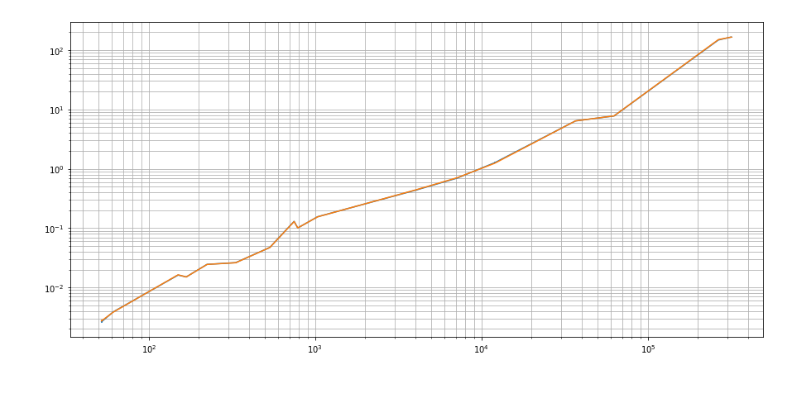
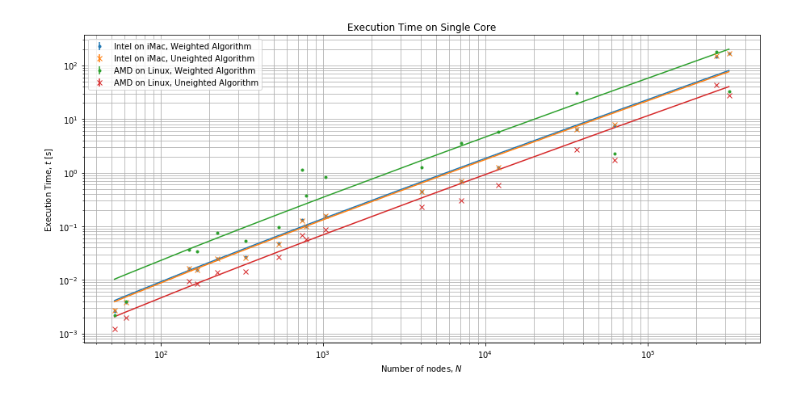
Before and after one commit to barbafrank/LCP_projects_Y2, a Jupyter notebook: times.ipynb, the cells around one changed output. Cells and saved outputs as stored; diff of their text form; code cells hidden in the pictures.

Commit message:
updated time plot

```diff
--- a/times.ipynb
+++ b/times.ipynb
@@ -9,12 +10,36 @@ with np.load("iMac.npz") as data:
     imac_weighted_stds=data["weighted_stds"]
     imac_unweighted_avgs=data["unweighted_avgs"]
     imac_unweighted_stds=data["unweighted_stds"]
-# %%
-fig, axs = plt.subplots(1, 1, figsize=(15, 7))
-axs.errorbar(Ns, imac_weighted_avgs, imac_weighted_stds, -imac_weighted_stds)
-axs.errorbar(Ns, imac_unweighted_avgs, imac_unweighted_stds, -imac_unweighted_stds)
-axs.set_xscale("log")
-axs.set_yscale("log")
-axs.grid(True, which="both")
-# %% [output]
-[figure, removed]
+# %%
+with np.load("linux-tom.npz") as data:
+    linux_unweighted_avgs = np.array([time.average for time in data["arr_0"]])
+    linux_unweighted_stds = np.array([time.stdev for time in data["arr_0"]])
+    linux_weighted_avgs = np.array([time.average for time in data["arr_1"]])
+    linux_weighted_stds = np.array([time.stdev for time in data["arr_1"]])
+# %%
+def fitFunc(x, c):
+    return c*x*np.log(x)
+# %%
+fig, axs = plt.subplots(1, 1, figsize=(15, 7))
+im_w_set = axs.errorbar(Ns, imac_weighted_avgs, imac_weighted_stds, fmt='.')
+im_uw_set = axs.errorbar(Ns, imac_unweighted_avgs, imac_unweighted_stds, fmt='x')
+li_w_set = axs.errorbar(Ns, linux_weighted_avgs, linux_weighted_stds, fmt='.')
+li_uw_set = axs.errorbar(Ns, linux_unweighted_avgs, linux_unweighted_stds, fmt='x')
+axs.set_xscale("log")
+axs.set_yscale("log")
+axs.set_title("Execution Time on Single Core")
+axs.legend(["Intel on iMac, Weighted Algorithm",
+            "Intel on iMac, Uneighted Algorithm",
+            "AMD on Linux, Weighted Algorithm",
+            "AMD on Linux, Uneighted Algorithm"])
+
+axs.plot(Ns, fitFunc(Ns, 2e-5), color=im_w_set.lines[0].get_color())
+axs.plot(Ns, fitFunc(Ns, 1.9e-5), color=im_uw_set.lines[0].get_color())
+axs.plot(Ns, fitFunc(Ns, 5e-5), color=li_w_set.lines[0].get_color())
+axs.plot(Ns, fitFunc(Ns, 1e-5), color=li_uw_set.lines[0].get_color())
+
+axs.set_xlabel("Number of nodes, $N$")
+axs.set_ylabel("Execution Time, $t$ [s]")
+axs.grid(True, which="both")
+# %% [output]
+[figure, added]
```
Also changed, not shown: parts of 1 cell of this notebook.
